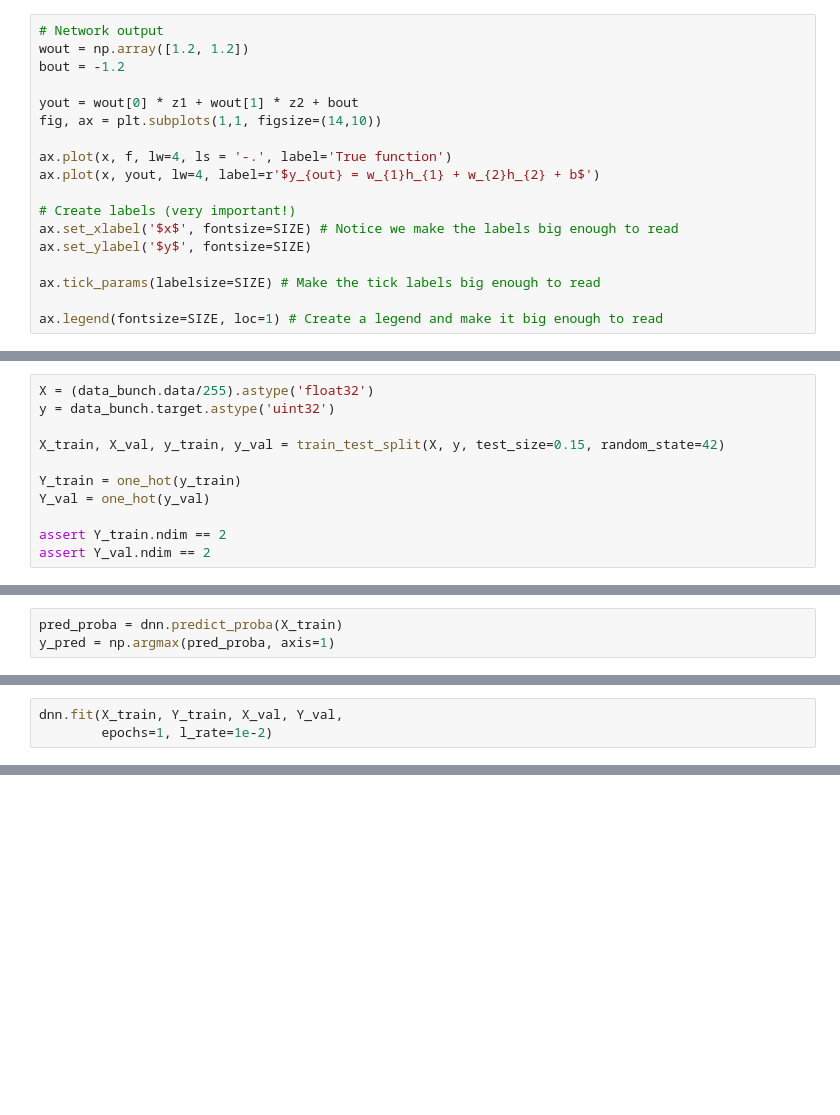
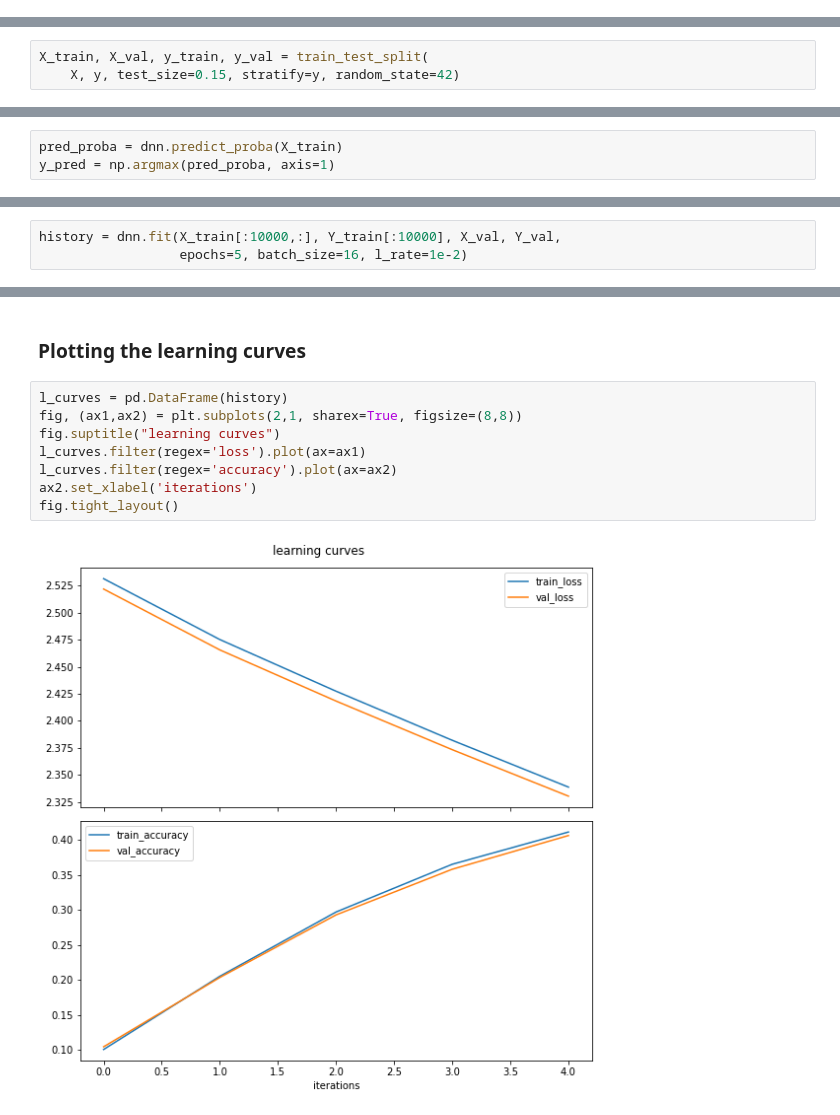
Before and after one commit to thalitadru/ml-class-epf, a Jupyter notebook: LabAssignmentNNfromScratch.ipynb, the cells around one changed output, grey strips where cells are left out. Drawn from its saved outputs; the diff is of its cells as text; blank space fills up the shorter version.

Commit message:
Fit uses mini-batches now

```diff
--- a/LabAssignmentNNfromScratch.ipynb
+++ b/LabAssignmentNNfromScratch.ipynb
@@ -240,18 +255,0 @@ Now let's see what happens when we **change the weights on the output.**
-# %%
-# Network output
-wout = np.array([1.2, 1.2])
-bout = -1.2
-
-yout = wout[0] * z1 + wout[1] * z2 + bout
-fig, ax = plt.subplots(1,1, figsize=(14,10))
-
-ax.plot(x, f, lw=4, ls = '-.', label='True function')
-ax.plot(x, yout, lw=4, label=r'$y_{out} = w_{1}h_{1} + w_{2}h_{2} + b$')
-
-# Create labels (very important!)
-ax.set_xlabel('$x$', fontsize=SIZE) # Notice we make the labels big enough to read
-ax.set_ylabel('$y$', fontsize=SIZE)
-
-ax.tick_params(labelsize=SIZE) # Make the tick labels big enough to read
-
-ax.legend(fontsize=SIZE, loc=1) # Create a legend and make it big enough to read
@@ -363,0 +376,3 @@ data_bunch = fetch_openml('mnist_784', as_frame=False)
+# %%
+X_train, X_val, y_train, y_val = train_test_split(
+    X, y, test_size=0.15, stratify=y, random_state=42)
@@ -368,13 +391,2 @@ def one_hot(a):
-# %%
-X = (data_bunch.data/255).astype('float32')
-y = data_bunch.target.astype('uint32')
-
-X_train, X_val, y_train, y_val = train_test_split(X, y, test_size=0.15, random_state=42)
-
-Y_train = one_hot(y_train)
-Y_val = one_hot(y_val)
-
-assert Y_train.ndim == 2
-assert Y_val.ndim == 2
 # %% [markdown]
 ### Equations from theory
@@ -663,4 +747,4 @@ Training accuracy: 0.10%, training loss:2.79370
 # %%
-dnn.fit(X_train, Y_train, X_val, Y_val,
-        epochs=1, l_rate=1e-2)
+history = dnn.fit(X_train[:10000,:], Y_train[:10000], X_val, Y_val,
+                  epochs=5, batch_size=16, l_rate=1e-2)
 # %% [output]
@@ -668,3 +756,15 @@ Training cross-entropy loss:2.31749, training accuracy:9.97% (running averages))
+# %% [markdown]
+### Plotting the learning curves
+# %%
+l_curves = pd.DataFrame(history)
+fig, (ax1,ax2) = plt.subplots(2,1, sharex=True, figsize=(8,8))
+fig.suptitle("learning curves")
+l_curves.filter(regex='loss').plot(ax=ax1)
+l_curves.filter(regex='accuracy').plot(ax=ax2)
+ax2.set_xlabel('iterations')
+fig.tight_layout()
+# %% [output]
+[figure, added]
 # %% [markdown]
 ### Extra Exercises
 
```
Also changed, not shown: parts of 53 cells of this notebook.
